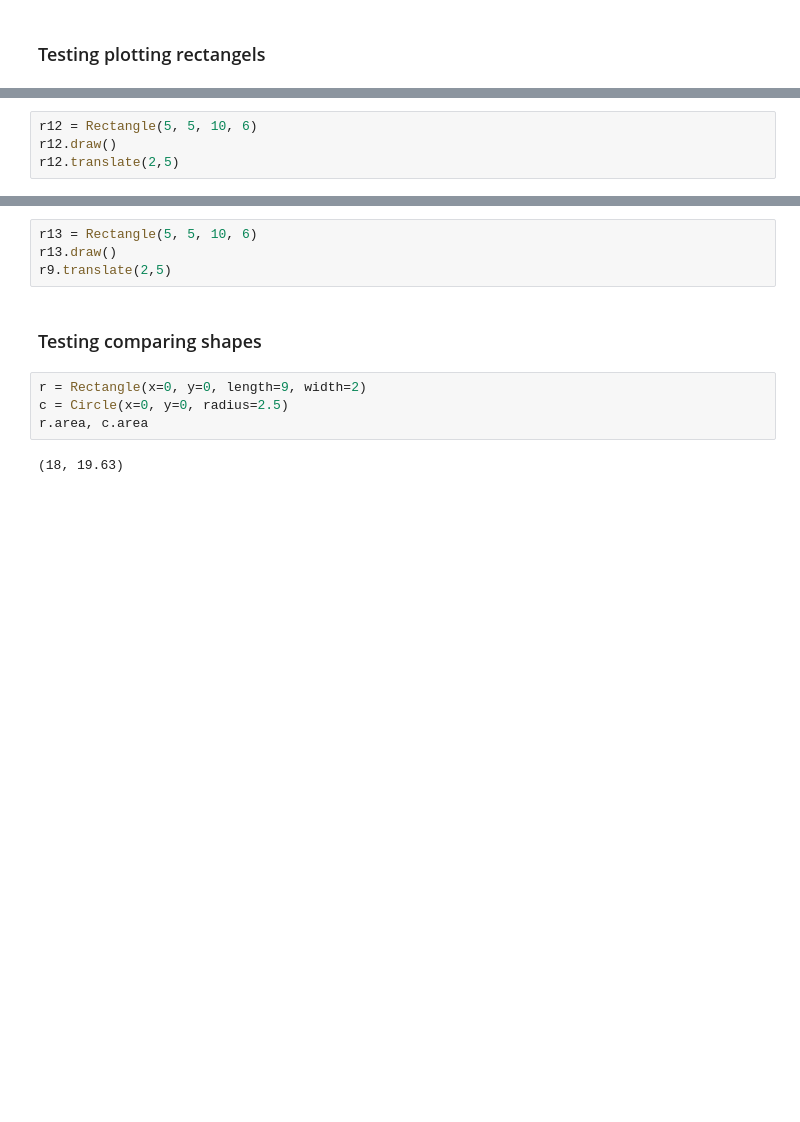
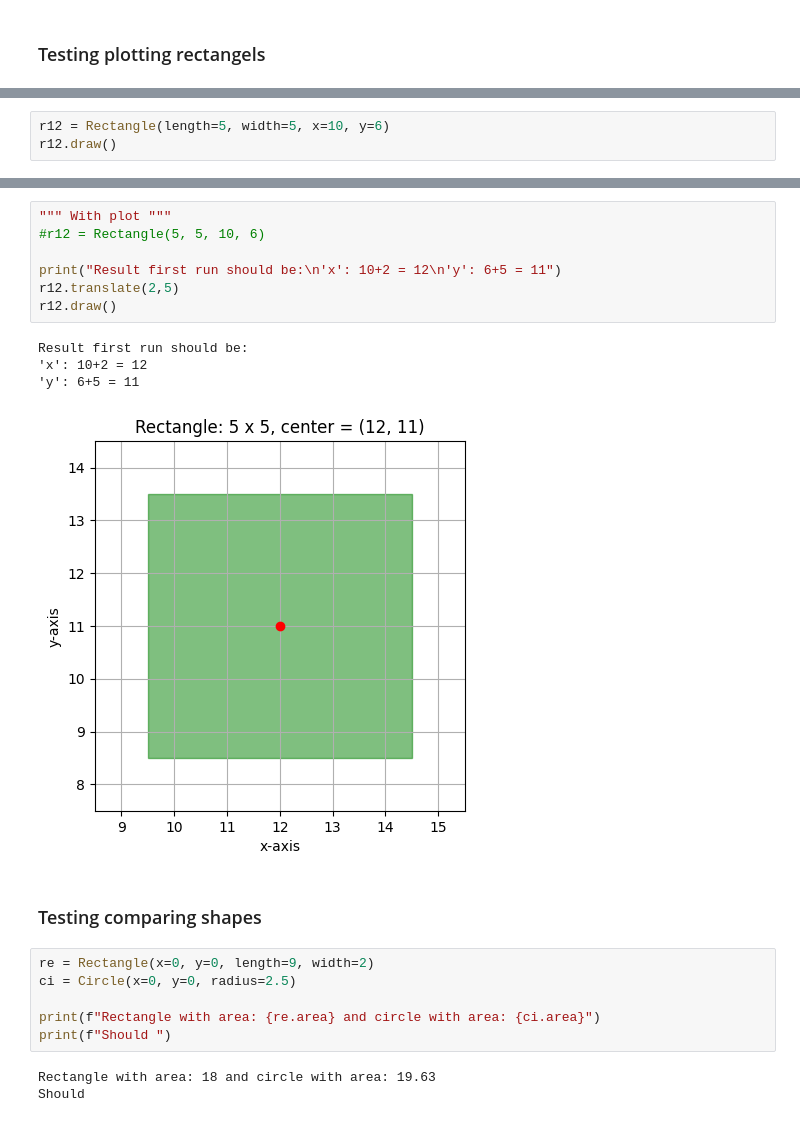
Before and after one commit to LisaYllander92/LAB_2_Lisa_Yllander_DE25, a Jupyter notebook: manual_testing.ipynb, the cells around one changed output, grey strips where cells are left out. Drawn from its saved outputs; the diff is of its cells as text; blank space fills up the shorter version.

```diff
--- a/manual_testing.ipynb
+++ b/manual_testing.ipynb
@@ -295,5 +308,4 @@ Length must be a non-negative number, not <class 'str'>
 # %%
-r12 = Rectangle(5, 5, 10, 6)
+r12 = Rectangle(length=5, width=5, x=10, y=6)
 r12.draw()
-r12.translate(2,5)
 # %% [output]
@@ -302,12 +342,23 @@ Rectangle (12, 11 with length: 5 and width: 5)
 # %%
-r13 = Rectangle(5, 5, 10, 6)
-r13.draw()
-r9.translate(2,5)
+""" With plot """
+#r12 = Rectangle(5, 5, 10, 6)
+
+print("Result first run should be:\n'x': 10+2 = 12\n'y': 6+5 = 11")
+r12.translate(2,5)
+r12.draw()
+# %% [output]
+Result first run should be:
+'x': 10+2 = 12
+'y': 6+5 = 11
+[figure, added]
 # %% [markdown]
 ### Testing comparing shapes
 # %%
-r = Rectangle(x=0, y=0, length=9, width=2)
-c = Circle(x=0, y=0, radius=2.5)
-r.area, c.area
+re = Rectangle(x=0, y=0, length=9, width=2)
+ci = Circle(x=0, y=0, radius=2.5)
+
+print(f"Rectangle with area: {re.area} and circle with area: {ci.area}")
+print(f"Should ")
 # %% [output]
-(18, 19.63)
+Rectangle with area: 18 and circle with area: 19.63
+Should
```
Also changed, not shown: parts of 8 cells of this notebook, 1 other file.
